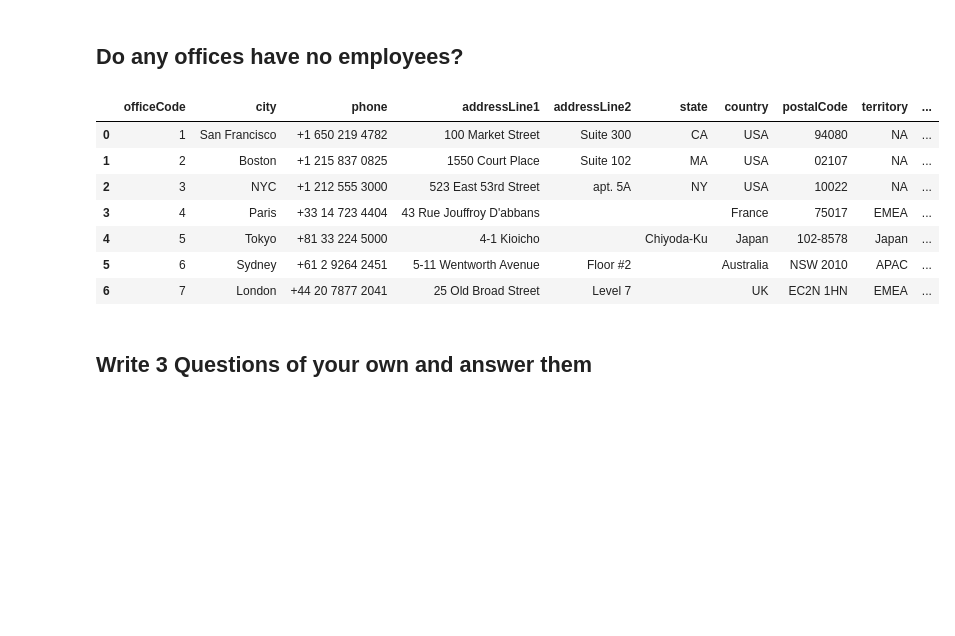
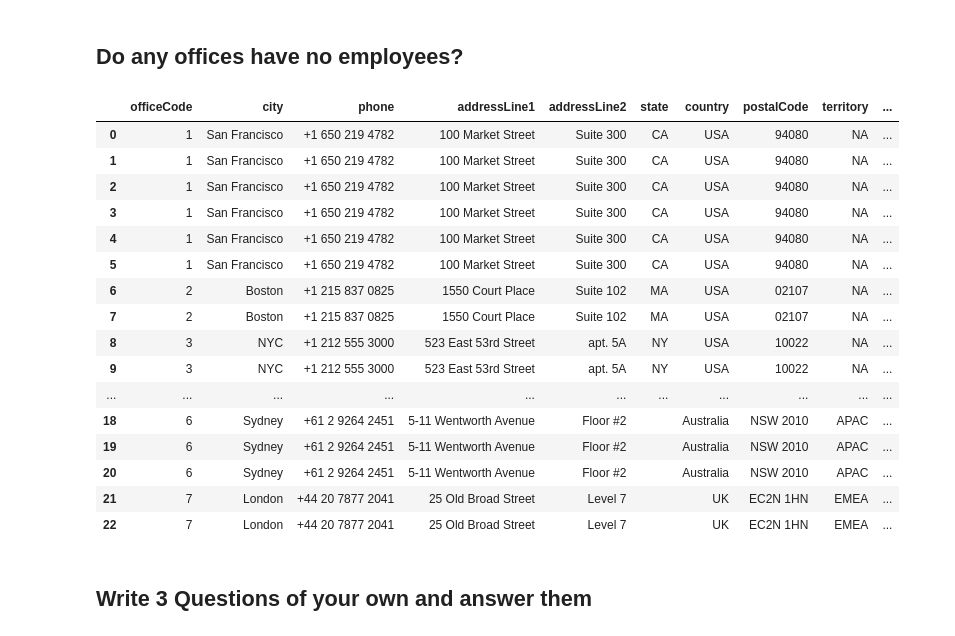
Before and after one commit to LearnCoTEMP1178/dsc-join-statements-lab-dc-ds-071519, a Jupyter notebook: index.ipynb, the cells around one changed output. Saved outputs shown, nothing was run; the diff lists cells and outputs as text; code cells hidden in the pictures; blank space fills up the shorter version.

```diff
--- a/index.ipynb
+++ b/index.ipynb
@@ -112,26 +112,34 @@ df
 # %%
 df = pd.DataFrame(c.execute("""
 /*
 SELECT employeeNumber, lastName, firstName, employees.officeCode, offices.officeCode
 */
 SELECT *
 FROM offices
 JOIN employees
 USING (officeCode)
-GROUP BY offices.officeCode;
 
 """).fetchall())
 df.columns = [x[0] for x in c.description]
 df
 # %% [output]
 |  | officeCode | city | phone | addressLine1 | addressLine2 | state | country | postalCode | territory | ... |
 | 0 | 1 | San Francisco | +1 650 219 4782 | 100 Market Street | Suite 300 | CA | USA | 94080 | NA | ... |
-| 1 | 2 | Boston | +1 215 837 0825 | 1550 Court Place | Suite 102 | MA | USA | 02107 | NA | ... |
-| 2 | 3 | NYC | +1 212 555 3000 | 523 East 53rd Street | apt. 5A | NY | USA | 10022 | NA | ... |
-| 3 | 4 | Paris | +33 14 723 4404 | 43 Rue Jouffroy D'abbans |  |  | France | 75017 | EMEA | ... |
-| 4 | 5 | Tokyo | +81 33 224 5000 | 4-1 Kioicho |  | Chiyoda-Ku | Japan | 102-8578 | Japan | ... |
-| 5 | 6 | Sydney | +61 2 9264 2451 | 5-11 Wentworth Avenue | Floor #2 |  | Australia | NSW 2010 | APAC | ... |
-| 6 | 7 | London | +44 20 7877 2041 | 25 Old Broad Street | Level 7 |  | UK | EC2N 1HN | EMEA | ... |
+| 1 | 1 | San Francisco | +1 650 219 4782 | 100 Market Street | Suite 300 | CA | USA | 94080 | NA | ... |
+| 2 | 1 | San Francisco | +1 650 219 4782 | 100 Market Street | Suite 300 | CA | USA | 94080 | NA | ... |
+| 3 | 1 | San Francisco | +1 650 219 4782 | 100 Market Street | Suite 300 | CA | USA | 94080 | NA | ... |
+| 4 | 1 | San Francisco | +1 650 219 4782 | 100 Market Street | Suite 300 | CA | USA | 94080 | NA | ... |
+| 5 | 1 | San Francisco | +1 650 219 4782 | 100 Market Street | Suite 300 | CA | USA | 94080 | NA | ... |
+| 6 | 2 | Boston | +1 215 837 0825 | 1550 Court Place | Suite 102 | MA | USA | 02107 | NA | ... |
+| 7 | 2 | Boston | +1 215 837 0825 | 1550 Court Place | Suite 102 | MA | USA | 02107 | NA | ... |
+| 8 | 3 | NYC | +1 212 555 3000 | 523 East 53rd Street | apt. 5A | NY | USA | 10022 | NA | ... |
+| 9 | 3 | NYC | +1 212 555 3000 | 523 East 53rd Street | apt. 5A | NY | USA | 10022 | NA | ... |
+| ... | ... | ... | ... | ... | ... | ... | ... | ... | ... | ... |
+| 18 | 6 | Sydney | +61 2 9264 2451 | 5-11 Wentworth Avenue | Floor #2 |  | Australia | NSW 2010 | APAC | ... |
+| 19 | 6 | Sydney | +61 2 9264 2451 | 5-11 Wentworth Avenue | Floor #2 |  | Australia | NSW 2010 | APAC | ... |
+| 20 | 6 | Sydney | +61 2 9264 2451 | 5-11 Wentworth Avenue | Floor #2 |  | Australia | NSW 2010 | APAC | ... |
+| 21 | 7 | London | +44 20 7877 2041 | 25 Old Broad Street | Level 7 |  | UK | EC2N 1HN | EMEA | ... |
+| 22 | 7 | London | +44 20 7877 2041 | 25 Old Broad Street | Level 7 |  | UK | EC2N 1HN | EMEA | ... |
 # %% [markdown]
 ## Write 3 Questions of your own and answer them
 # %%
```
